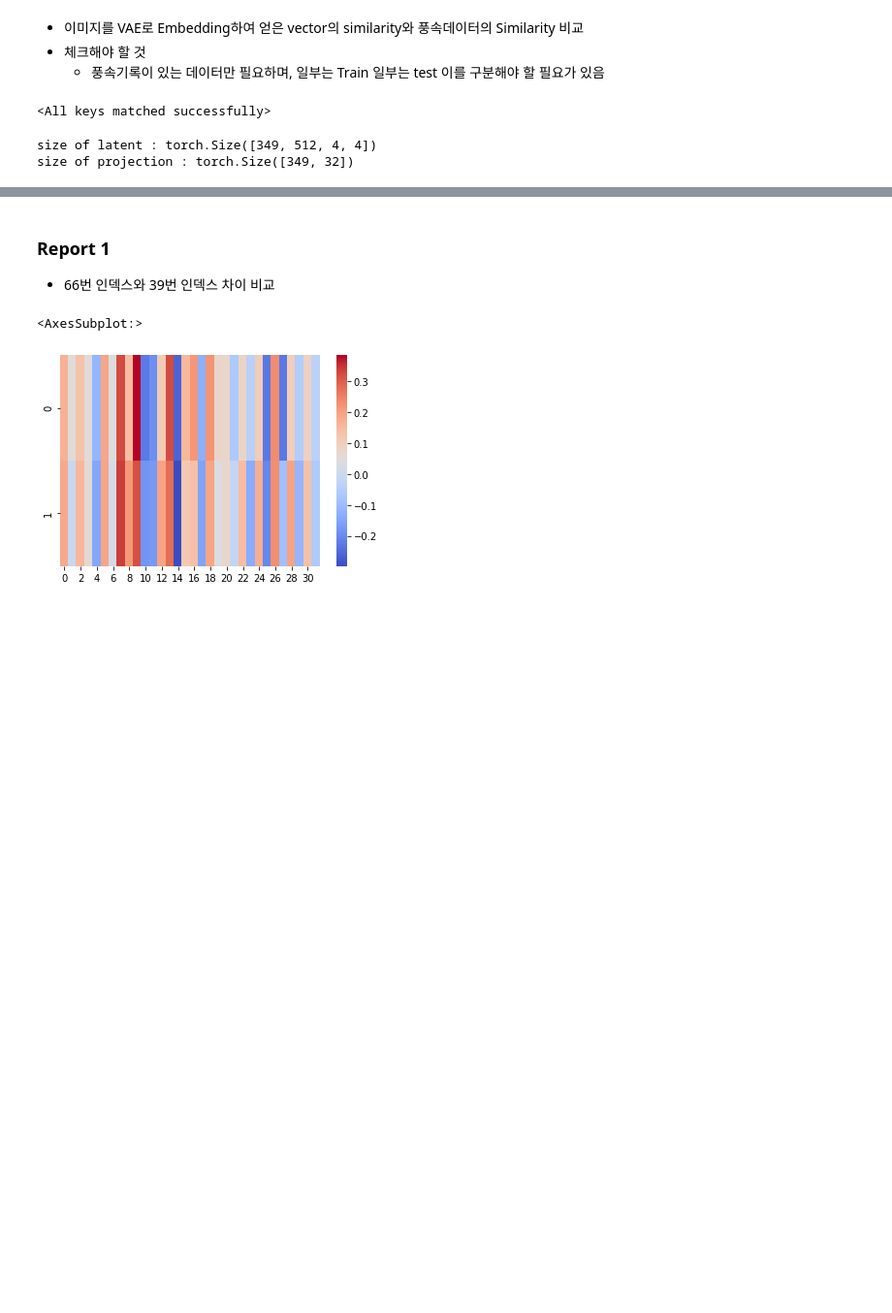
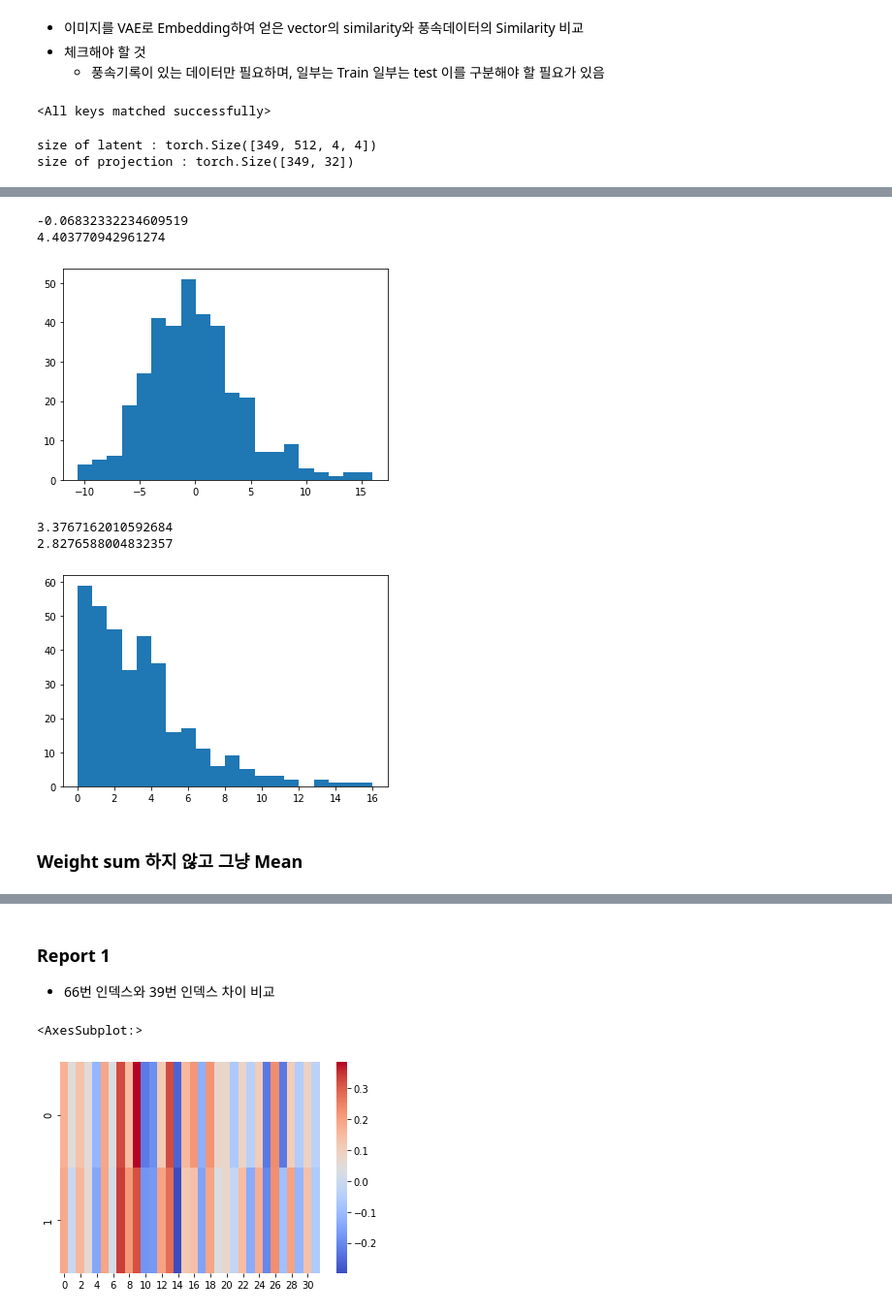
Before and after one commit to February24-Lee/PyTorch-VAE, a Jupyter notebook: _Analysis_SimCLR_RGB_latent_vector_analysis_with_windspeed.ipynb, the cells around one changed output, grey strips where cells are left out. Shown at 97% size. Drawn from its saved outputs; the diff is of its cells as text; code cells hidden in the pictures; blank space fills up the shorter version.

```diff
--- a/_Analysis_SimCLR_RGB_latent_vector_analysis_with_windspeed.ipynb
+++ b/_Analysis_SimCLR_RGB_latent_vector_analysis_with_windspeed.ipynb
@@ -135,0 +159,13 @@ plt.show()
+# %%
+# distance weight sum
+
+weight_result = []
+
+for i_index, (to_code, to_dic) in enumerate(windspeed_dataset.items()):
+    to_place = to_dic[:2]
+    distance_list = []
+    for j_index in similar_list[i_index]:
+        from_place = windspeed_dataset[j_index][:2]
+        distance_list.append(1/gedistc.distance(to_place, from_place).km)
+    weight_windspeed = sum(np.array(list(similar_list[i_index].values())) * np.array(distance_list))
+    weight_result.append(weight_windspeed/sum(distance_list))
@@ -135,0 +192,20 @@ plt.show()
+# %%
+# --- k = 15
+# --- apply distance Weight
+
+plt.hist(windspeed_list-weight_result, bins=20)
+print(np.mean(windspeed_list-weight_result))
+print(np.std(windspeed_list-weight_result))
+plt.show()
+
+plt.hist(np.abs(windspeed_list-weight_result), bins=20)
+print(np.mean(np.abs(windspeed_list-weight_result)))
+print(np.std(np.abs(windspeed_list-weight_result)))
+plt.show()
+# %% [output]
+-0.06832332234609519
+4.403770942961274
+[figure, added]
+3.3767162010592684
+2.8276588004832357
+[figure, added]
@@ -135,0 +238,2 @@ plt.show()
+# %% [markdown]
+### Weight sum 하지 않고 그냥 Mean
```
Also changed, not shown: parts of 22 cells of this notebook, 4 other files.
